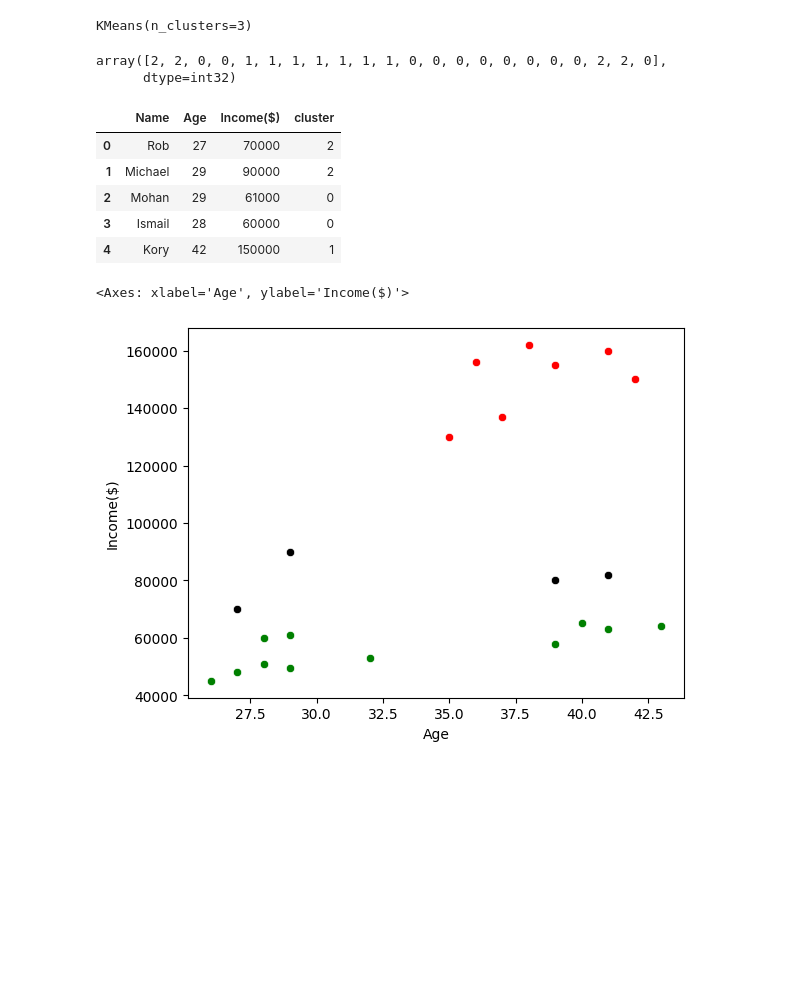
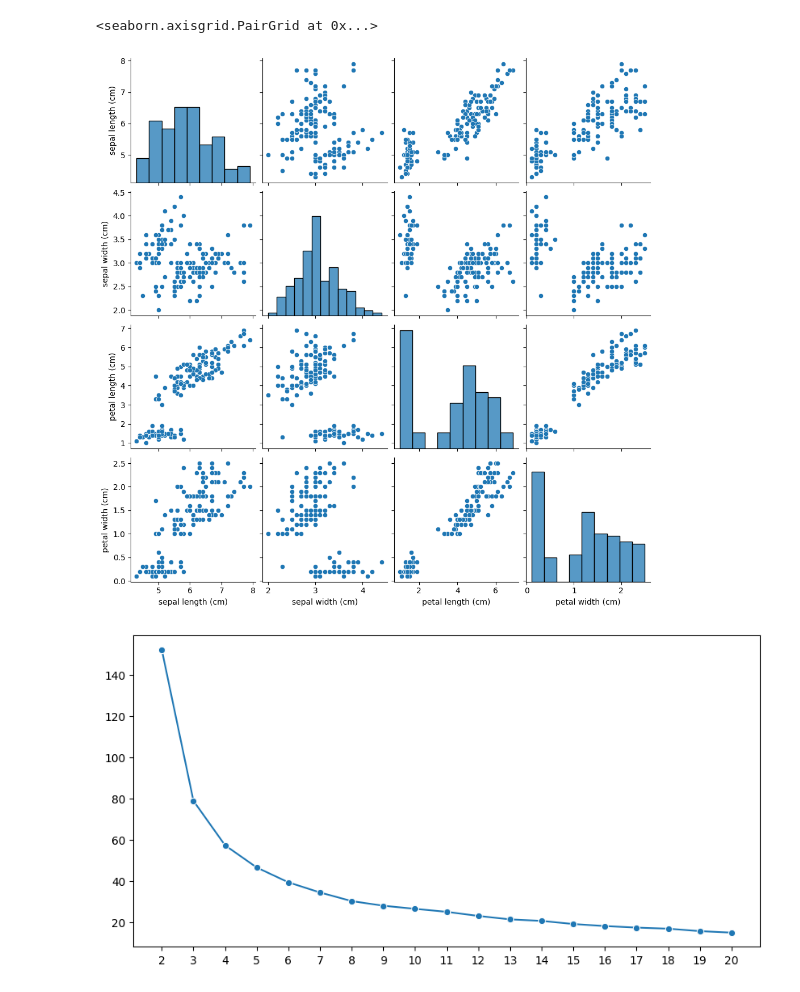
Before and after one commit to Shivachikkonda02/-Bank-Marketing-Analysis-and-Classification-ML-Project, a Jupyter notebook: KMeans.ipynb, the cells around one changed output. Drawn from its saved outputs; the diff is of its cells as text; code cells hidden in the pictures; blank space fills up the shorter version.

```diff
--- a/KMeans.ipynb
+++ b/KMeans.ipynb
@@ -20,0 +11,2 @@ sns.scatterplot(x='Age', y='Income($)',data=df)
+# %%
+df=pd.DataFrame(data.data,columns=data.feature_names)
@@ -21,7 +22,7 @@ sns.scatterplot(x='Age', y='Income($)',data=df)
+# %%
+sns.pairplot(df)
+# %% [output]
+<seaborn.axisgrid.PairGrid at 0x...>
+[figure, added]
 # %%
 from sklearn.cluster import KMeans
-# %%
-km=KMeans(n_clusters=3)
-km
-# %% [output]
-KMeans(n_clusters=3)
@@ -30,15 +28,0 @@ y_predicted=km.fit_predict(df[['Age','Income($)']])
-# %%
-y_predicted
-# %% [output]
-array([2, 2, 0, 0, 1, 1, 1, 1, 1, 1, 1, 0, 0, 0, 0, 0, 0, 0, 0, 2, 2, 0],
-      dtype=int32)
-# %%
-df['cluster']=y_predicted
-df.head()
-# %% [output]
-|  | Name | Age | Income($) | cluster |
-| 0 | Rob | 27 | 70000 | 2 |
-| 1 | Michael | 29 | 90000 | 2 |
-| 2 | Mohan | 29 | 61000 | 0 |
-| 3 | Ismail | 28 | 60000 | 0 |
-| 4 | Kory | 42 | 150000 | 1 |
@@ -49,7 +28,0 @@ df2=df[df.cluster==2]
-# %%
-sns.scatterplot(x='Age',y='Income($)',data=df0,color='green')
-sns.scatterplot(x='Age',y='Income($)',data=df1,color='red')
-sns.scatterplot(x='Age',y='Income($)',data=df2,color='black')
-# %% [output]
-<Axes: xlabel='Age', ylabel='Income($)'>
-[figure, removed]
@@ -59,0 +36,7 @@ df['Income($)']=scaler.fit_transform(df[['Income($)']])
+# %%
+plt.figure(figsize=(10,5))
+sns.lineplot(x=range(2,21),y=wscc,marker='o')
+plt.xticks(range(2,21))
+plt.show()
+# %% [output]
+[figure, added]
```
Also changed, not shown: parts of 34 cells of this notebook.
